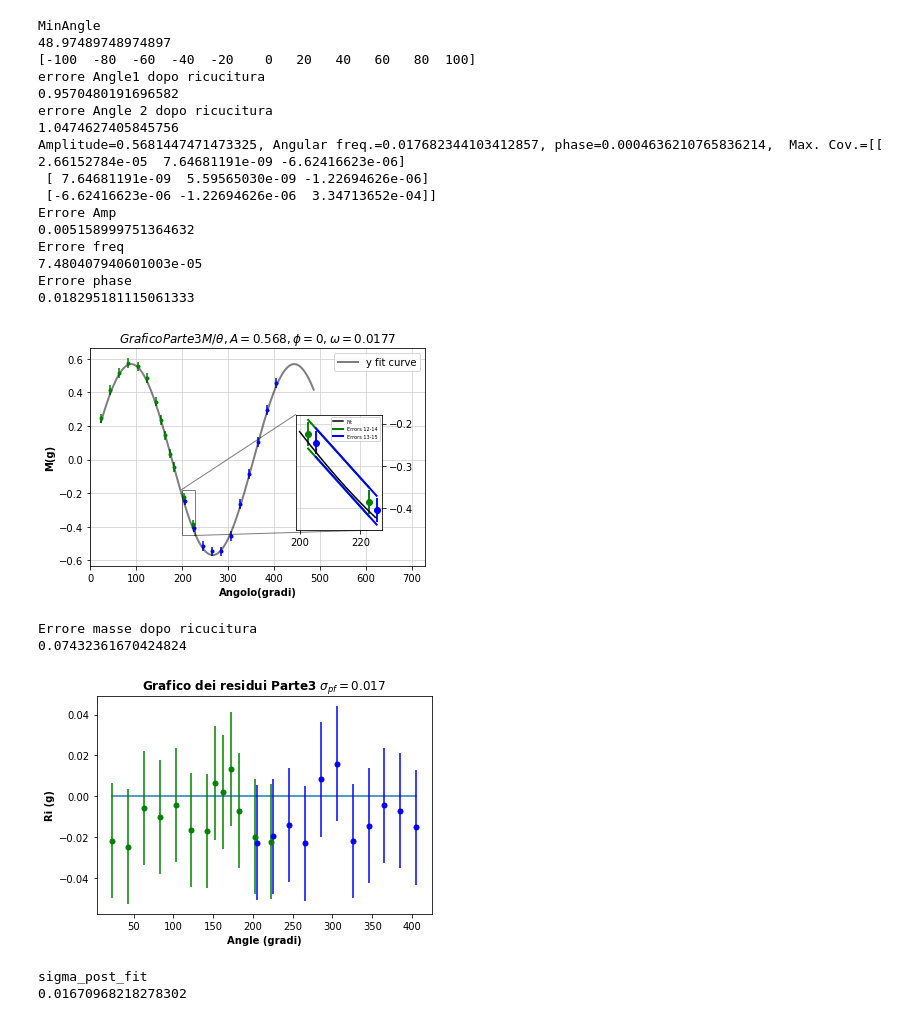
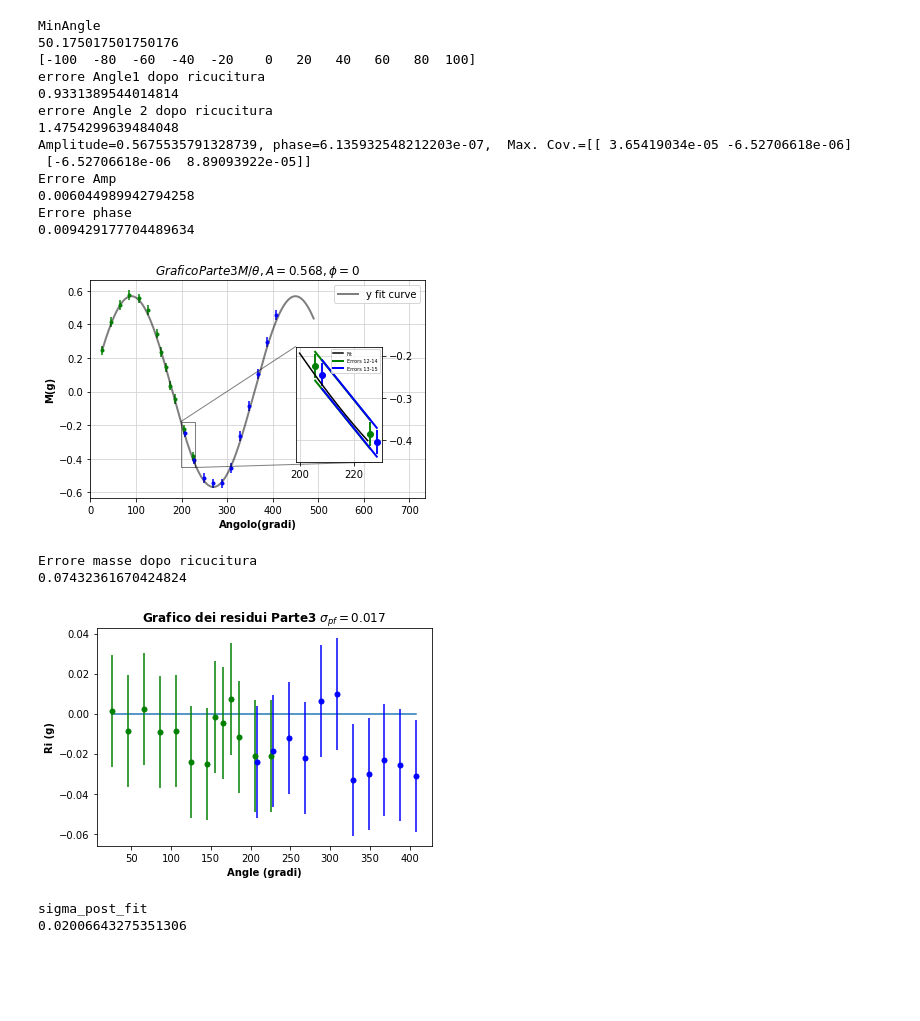
Before and after one commit to Vayxen/Lab2-E5, a Jupyter notebook: code/Analisi_Completa_Parte3.ipynb, the cells around one changed output. Drawn from its saved outputs; the diff is of its cells as text; code cells hidden in the pictures; blank space fills up the shorter version.

```diff
--- a/code/Analisi_Completa_Parte3.ipynb
+++ b/code/Analisi_Completa_Parte3.ipynb
@@ -35,26 +35,24 @@ def fit_sin(tt, yy, guess):
     guess_freq = abs(ff[np.argmax(Fyy[1:])+1])   # excluding the zero frequency "peak", which is related to offset
     guess_amp = np.std(yy) * 2.**0.5
     guess_offset = np.mean(yy)
-    #guess = np.array([guess_amp, 2.*np.pi*guess_freq, 0.])
+    #guess = np.array([guess_amp, 0.])
 
-    def sinfunc(t, A, w, p):  return A * np.sin(w*t + p)
+    def sinfunc(alfa, A, p):  return A * np.sin(alfa/180*np.pi + p)
     popt, pcov = scipy.optimize.curve_fit(sinfunc, tt, yy, p0=guess,sigma=F_err)
-    A, w, p = popt
-    f = w/(2.*np.pi)
-    fitfunc = lambda t: A * np.sin(w*t + p)
-    return {"amp": A, "omega": w, "phase": p, "freq": f, "period": 1./f, "fitfunc": fitfunc, "cov": pcov, "rawres": (guess,popt,pcov)}
+    A, p = popt
+    #f = w/(2.*np.pi)
+    fitfunc = lambda alfa: A * np.sin(alfa/180*np.pi + p)
+    return {"amp": A, "phase": p, "fitfunc": fitfunc, "cov": pcov, "rawres": (guess,popt,pcov)}
 
 
-res = fit_sin(Angle, F,np.array([-0.5406812490869503,0.01818277162266147,-0.9330953952064085]))
-print( "Amplitude=%(amp)s, Angular freq.=%(omega)s, phase=%(phase)s,  Max. Cov.=%(cov)s" % res )
+res = fit_sin(Angle, F,np.array([-0.5406812490869503,-0.9330953952064085]))
+print( "Amplitude=%(amp)s, phase=%(phase)s,  Max. Cov.=%(cov)s" % res )
 err = np.sqrt(np.diag(res["cov"]))
 print("Errore Amp")
 print(err[0])
-print("Errore freq")
+print("Errore phase")
+phi_set1_err = err[1]
 print(err[1])
-print("Errore phase")
-phi_set1_err = err[2]
-print(err[2])
 
 
 x = np.linspace(min(Angle),max(Angle),10000)
@@ -97,16 +95,14 @@ plt.minorticks_on()
 plt.grid(b=True, which='minor', color='lightgray', linestyle='--')
 plt.errorbar(Angle2, F2, xerr=Angle_err, yerr=F_err, fmt='o')
 
-res = fit_sin(Angle2, F2,np.array([0.540153013770123,0.018568647719273988,-0.8686816133362655]))
-print( "Amplitude=%(amp)s, Angular freq.=%(omega)s, phase=%(phase)s,  Max. Cov.=%(cov)s" % res )
+res = fit_sin(Angle2, F2,np.array([0.540153013770123,-0.8686816133362655]))
+print( "Amplitude=%(amp)s, phase=%(phase)s,  Max. Cov.=%(cov)s" % res )
 err = np.sqrt(np.diag(res["cov"]))
 print("Errore Amp")
 print(err[0])
-print("Errore freq")
+print("Errore phase")
+phi_set2_err = err[1]
 print(err[1])
-print("Errore phase")
-phi_set2_err = err[2]
-print(err[2])
 
 
 x = np.linspace(min(Angle2),max(Angle2),10000)
@@ -147,8 +143,8 @@ print(Angle2)
 #Angle2 = Angle2 + 180+MinAngle*2-MinAngle2-8.5
 #Angle2 = Angle2 + 180+2.13067
 #Angle2 = Angle2 + 180+55.6021+70.63
-Angle = Angle +phi_set1+180-0.0355859746720603*360/2/np.pi
-Angle2 = Angle2 + 360+phi_set2-1.75-0.0355859746720603*360/2/np.pi
+Angle = Angle +phi_set1+180-(0.0355859746720603-0.0478614775045824-0.005887761725083756)*360/2/np.pi
+Angle2 = Angle2 + 360+phi_set2-2.55-(0.0355859746720603-0.0478614775045824-0.005887761725083756)*360/2/np.pi
 
 err_Angle1 = Angle_err[0]+360*(phi_set1_err)/(2*np.pi)
 print("errore Angle1 dopo ricucitura")
@@ -159,22 +155,20 @@ print(err_Angle2)
 
 Angletot = np.concatenate([Angle,Angle2])
 
-res = fit_sin(Angletot, Ftot,np.array([0.540153013770123,0.018568647719273988,-0.8686816133362655]))
-print( "Amplitude=%(amp)s, Angular freq.=%(omega)s, phase=%(phase)s,  Max. Cov.=%(cov)s" % res )
+res = fit_sin(Angletot, Ftot,np.array([0.540153013770123,-0.8686816133362655]))
+print( "Amplitude=%(amp)s, phase=%(phase)s,  Max. Cov.=%(cov)s" % res )
 err = np.sqrt(np.diag(res["cov"]))
 print("Errore Amp")
 print(err[0])
-print("Errore freq")
+print("Errore phase")
 print(err[1])
-print("Errore phase")
-print(err[2])
 
 
 fig = plt.figure()
 ax = fig.gca()
 #ax.set_xticks(np.arange(min(Angletot),max(Angletot)*1.5, 10)
 plt.xlim(0,max(Angletot)*1.8)
-plt.title(r'$ Grafico Parte3 M/\theta, A = 0.568, \phi = 0, \omega = 0.0177$',fontweight="bold")
+plt.title(r'$ Grafico Parte3 M/\theta, A = 0.568, \phi = 0$',fontweight="bold")
 plt.xlabel("Angolo(gradi)",fontweight="bold")
 plt.ylabel("M(g)",fontweight="bold")
 
@@ -188,13 +182,13 @@ x = np.linspace(min(Angletot),max(Angletot)*1.2,1000)
 A = res["amp"]
 phi = res["phase"]
 
-w = res["omega"]
+
 
 
 Ff = res["fitfunc"](Angletot)
 plt.plot(x, res["fitfunc"](x), "r-", label="y fit curve", linewidth=2, color="black", alpha=0.5)
 x = np.linspace(min(Angletot), max(Angletot),1000)
-y = (A)*np.sin(x*2*np.pi/360+phi)
+#y = (A)*np.sin(x*2*np.pi/360+phi)
 #plt.plot(x,y)
 plt.legend(loc="best")
 
@@ -302,22 +290,19 @@ Errore phase
 MinAngle
-48.97489748974897
+50.175017501750176
 [-100  -80  -60  -40  -20    0   20   40   60   80  100]
 errore Angle1 dopo ricucitura
-0.9570480191696582
+0.9331389544014814
 errore Angle 2 dopo ricucitura
-1.0474627405845756
-Amplitude=0.5681447471473325, Angular freq.=0.017682344103412857, phase=0.0004636210765836214,  Max. Cov.=[[ 2.66152784e-05  7.64681191e-09 -6.62416623e-06]
- [ 7.64681191e-09  5.59565030e-09 -1.22694626e-06]
- [-6.62416623e-06 -1.22694626e-06  3.34713652e-04]]
+1.4754299639484048
+Amplitude=0.5675535791328739, phase=6.135932548212203e-07,  Max. Cov.=[[ 3.65419034e-05 -6.52706618e-06]
+ [-6.52706618e-06  8.89093922e-05]]
 Errore Amp
-0.005158999751364632
-Errore freq
-7.480407940601003e-05
+0.006044989942794258
 Errore phase
-0.018295181115061333
+0.009429177704489634
-[figure, old version]
+[figure, new version]
 Errore masse dopo ricucitura
 0.07432361670424824
-[figure, old version]
+[figure, new version]
 sigma_post_fit
-0.01670968218278302
+0.02006643275351306
```
Also changed, not shown: parts of 1 cell of this notebook, 6 other files.
